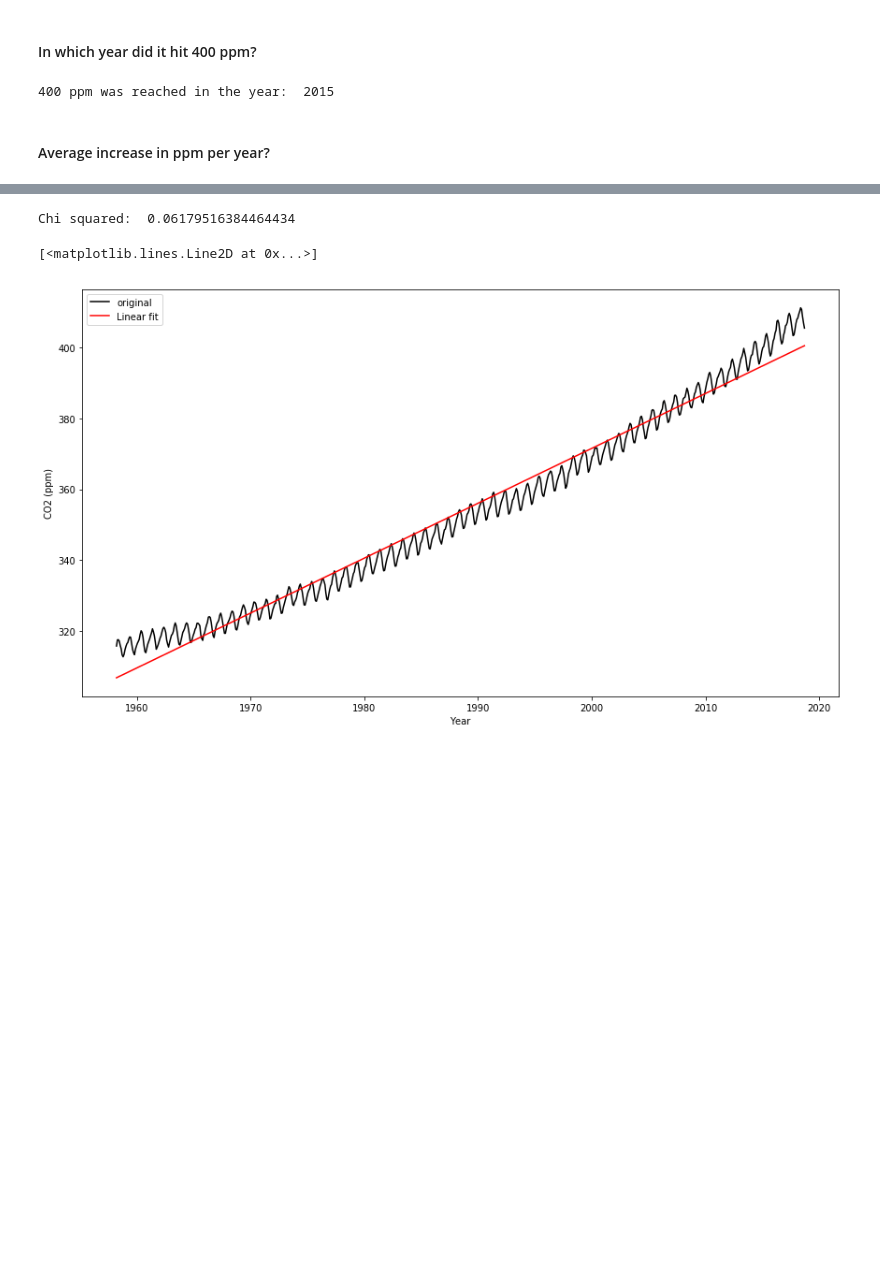
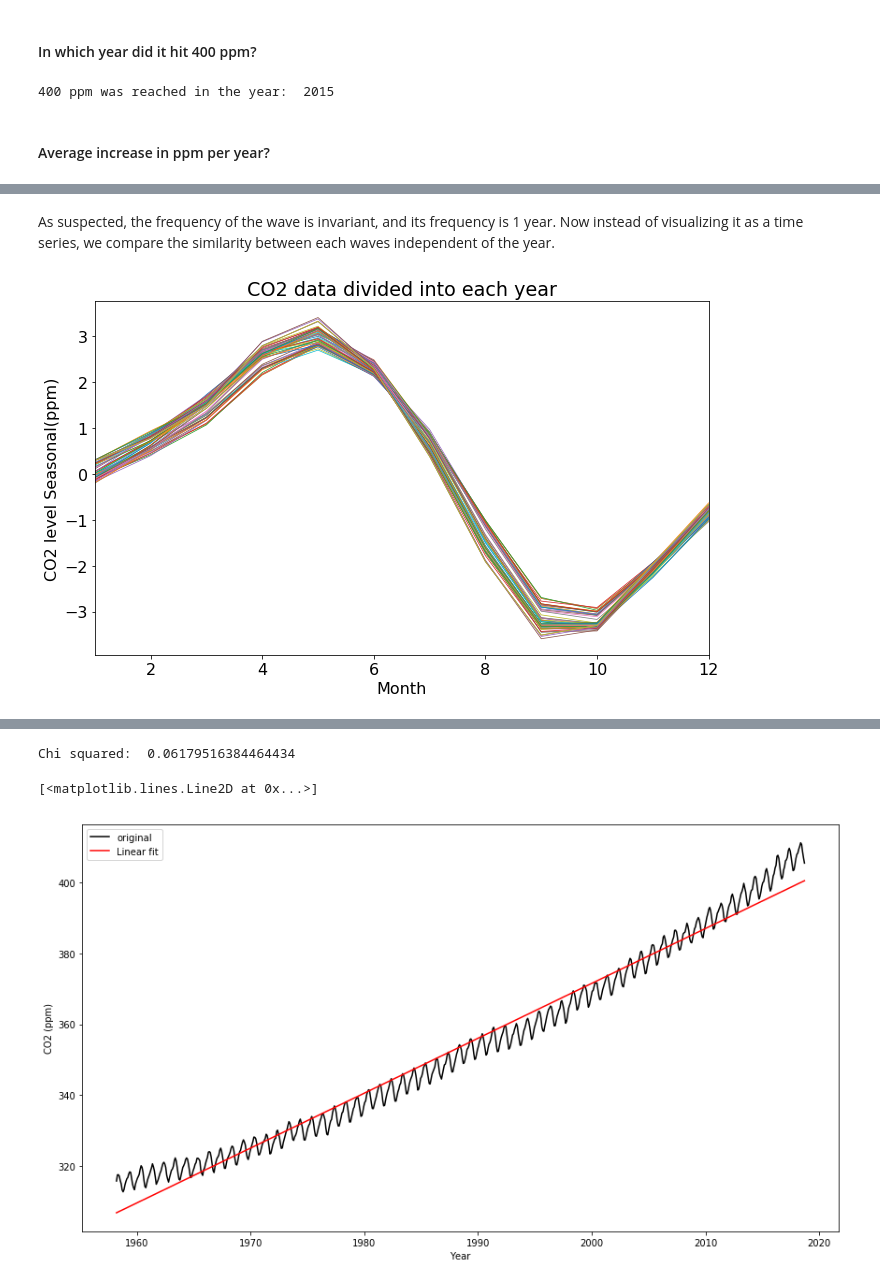
Before and after one commit to Davidnh8/CO2_Analysis, a Jupyter notebook: Atmospheric Carbon Dioxide Data Analysis.ipynb, the cells around one changed output, grey strips where cells are left out. Drawn from its saved outputs; the diff is of its cells as text; code cells hidden in the pictures; blank space fills up the shorter version.

```diff
--- a/Atmospheric Carbon Dioxide Data Analysis.ipynb
+++ b/Atmospheric Carbon Dioxide Data Analysis.ipynb
@@ -201,0 +195,17 @@ In the bottom graph, normalized CO2 level of each year is randomly chosen and pl
+# %% [markdown]
+As suspected, the frequency of the wave is invariant, and its frequency is 1 year. Now instead of visualizing it as a time series, we compare the similarity between each waves independent of the year.
+# %%
+fig,ax=plt.subplots(1, figsize=[11,6.5])
+
+Seasonal= Interpolated-Trend
+for e,(i,j) in enumerate(zip(Date_long_Jan, Date_long_Dec[1:])):
+    # top plot
+    ax.plot(np.arange(1,13),Seasonal[i:j+1],linewidth=0.75)
+
+ax.set_title("CO2 data divided into each year")
+ax.set_ylabel("CO2 level Seasonal(ppm)")
+ax.set_xlabel("Month")
+ax.set_xlim([1,12])
+plt.show()
+# %% [output]
+[figure, added]
```
Also changed, not shown: parts of 23 cells of this notebook.
